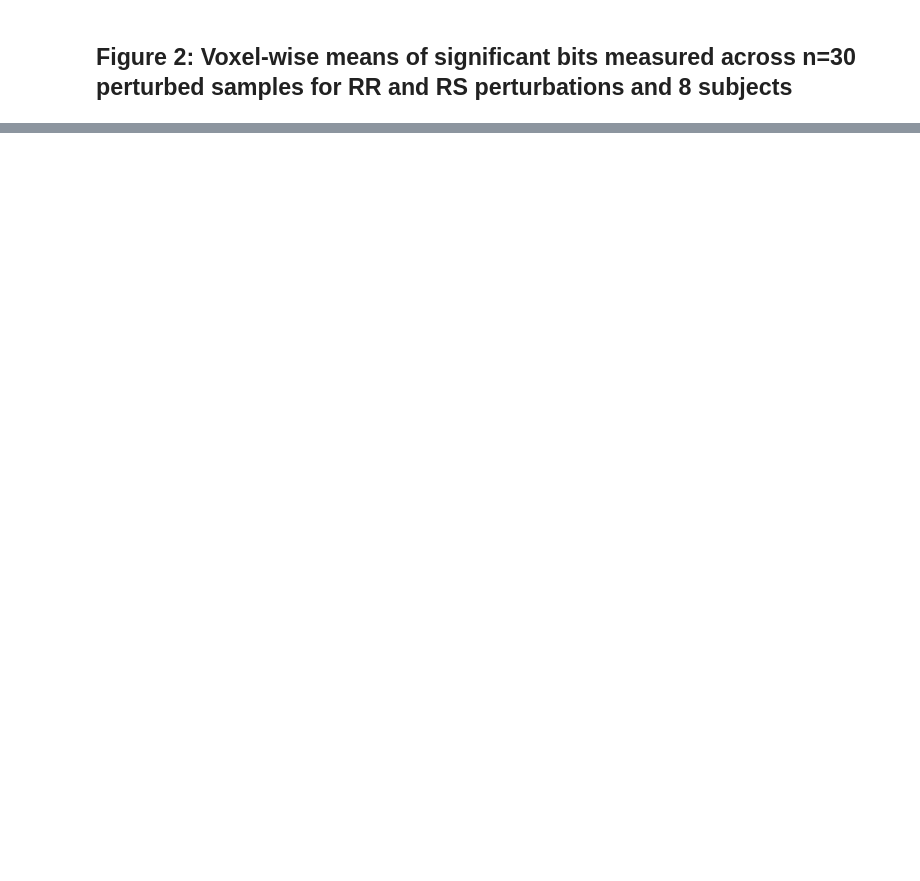
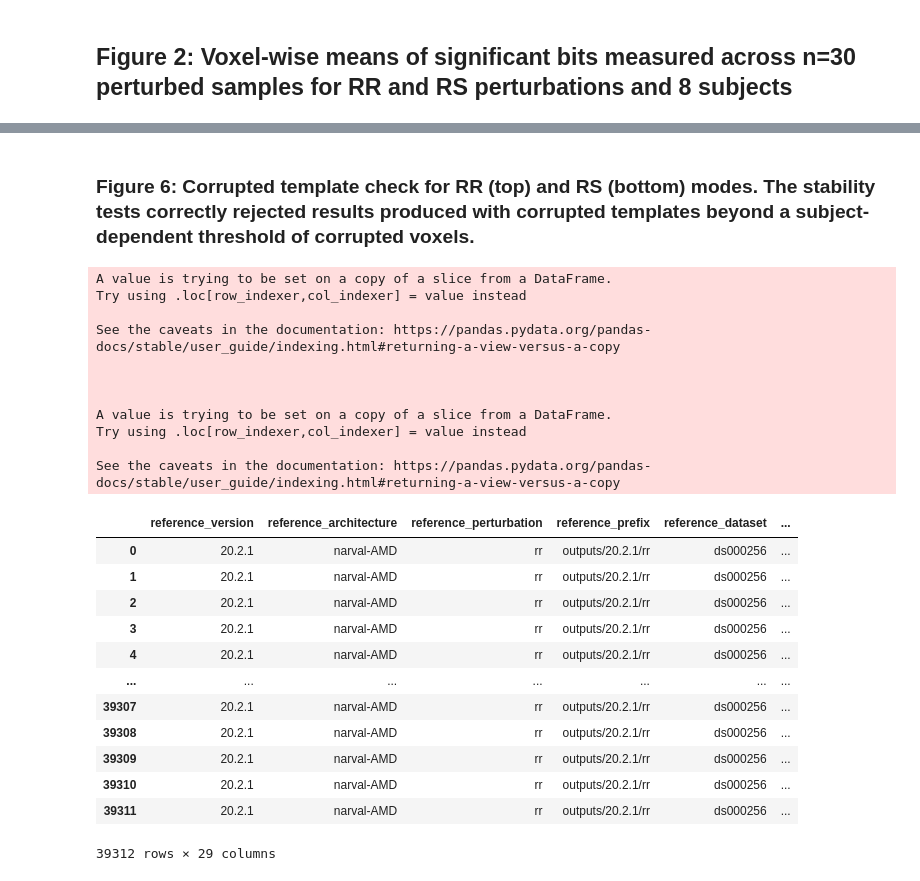
Before and after one commit to yohanchatelain/fmriprep-reproducibility, a Jupyter notebook: results/plot.ipynb, the cells around one changed output, grey strips where cells are left out. Drawn from its saved outputs; the diff is of its cells as text; code cells hidden in the pictures; blank space fills up the shorter version.

```diff
--- a/results/plot.ipynb
+++ b/results/plot.ipynb
@@ -548,0 +709,56 @@ bonferroni[bonferroni["reference_perturbation"]!='ieee']
+# %% [markdown]
+### Figure 6: Corrupted template check for RR (top) and RS (bottom) modes. The stability tests correctly rejected results produced with corrupted templates beyond a subject-dependent threshold of corrupted voxels.
+# %%
+version_experiments = glob.glob("pickles/versions/*.pkl", recursive=True)
+version_df = load_pickle_files(version_experiments)
+version_df.groupby(
+    [
+        "reference_version",
+        "reference_dataset",
+        "reference_subject",
+        "reference_perturbation",
+        "reference_template",
+        "reference_fwhm",
+        "target_dataset",
+        "target_subject",
+        "target_template",
+        "confidence",
+    ],
+    group_keys=True,
+).apply(lambda x: x)
+bonferroni = version_df[version_df["method"] == "fwe-bonferroni"]
+# For Bonferroni correction, a test passes if the number of rejected voxels is 0
+bonferroni.loc[:, "pass"] = bonferroni["reject"] < 1
+bonferroni.loc[:, "alpha"] = 1 - bonferroni["confidence"]
+bonferroni = pd.merge(
+    bonferroni,
+    subjects_table[["Index", "Dataset", "Subject"]],
+    left_on="target_subject",
+    right_on="Subject",
+)
+bonferroni
+# %% [output]
+A value is trying to be set on a copy of a slice from a DataFrame.
+Try using .loc[row_indexer,col_indexer] = value instead
+
+See the caveats in the documentation: https://pandas.pydata.org/pandas-docs/stable/user_guide/indexing.html#returning-a-view-versus-a-copy
+
+
+
+A value is trying to be set on a copy of a slice from a DataFrame.
+Try using .loc[row_indexer,col_indexer] = value instead
+
+See the caveats in the documentation: https://pandas.pydata.org/pandas-docs/stable/user_guide/indexing.html#returning-a-view-versus-a-copy
+|  | reference_version | reference_architecture | reference_perturbation | reference_prefix | reference_dataset | ... |
+| 0 | 20.2.1 | narval-AMD | rr | outputs/20.2.1/rr | ds000256 | ... |
+| 1 | 20.2.1 | narval-AMD | rr | outputs/20.2.1/rr | ds000256 | ... |
+| 2 | 20.2.1 | narval-AMD | rr | outputs/20.2.1/rr | ds000256 | ... |
+| 3 | 20.2.1 | narval-AMD | rr | outputs/20.2.1/rr | ds000256 | ... |
+| 4 | 20.2.1 | narval-AMD | rr | outputs/20.2.1/rr | ds000256 | ... |
+| ... | ... | ... | ... | ... | ... | ... |
+| 39307 | 20.2.1 | narval-AMD | rr | outputs/20.2.1/rr | ds000256 | ... |
+| 39308 | 20.2.1 | narval-AMD | rr | outputs/20.2.1/rr | ds000256 | ... |
+| 39309 | 20.2.1 | narval-AMD | rr | outputs/20.2.1/rr | ds000256 | ... |
+| 39310 | 20.2.1 | narval-AMD | rr | outputs/20.2.1/rr | ds000256 | ... |
+| 39311 | 20.2.1 | narval-AMD | rr | outputs/20.2.1/rr | ds000256 | ... |
+39312 rows × 29 columns
```
Also changed, not shown: parts of 19 cells of this notebook.
